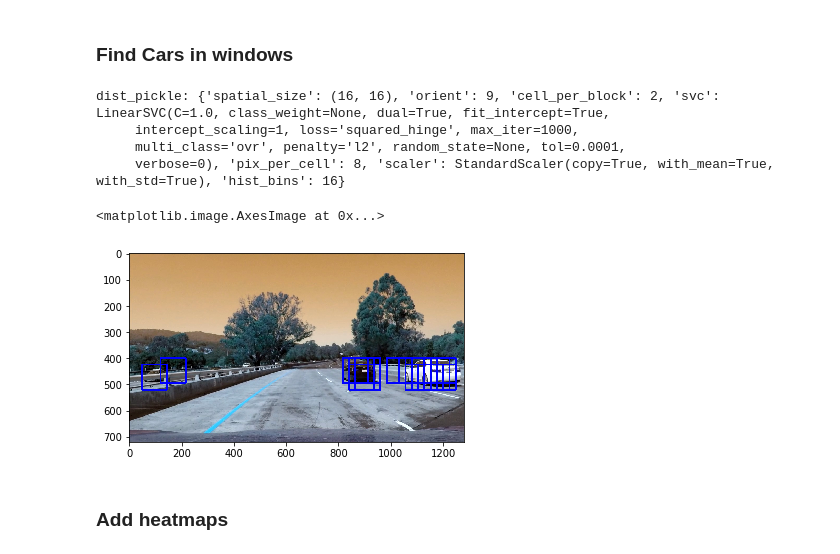
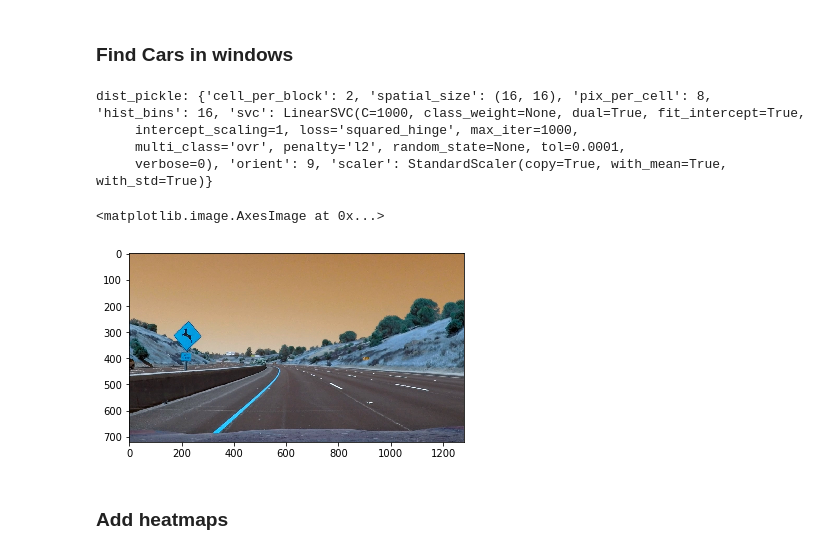
Before and after one commit to vikasiyer/cardnd-term1-p5, a Jupyter notebook: P5.ipynb, the cells around one changed output. Saved outputs shown, nothing was run; the diff lists cells and outputs as text; code cells hidden in the pictures.

```diff
--- a/P5.ipynb
+++ b/P5.ipynb
@@ -516,8 +505,14 @@ def search_windows(img, windows, clf, scaler, color_space='RGB',
         test_features = scaler.transform(np.array(features).reshape(1, -1))
         #6) Predict using your classifier
         prediction = clf.predict(test_features)
+        print("prediction:",prediction)
+        decisionFunctionResult = clf.decision_function(test_features)
+        print("decisionFunctionResult:",decisionFunctionResult)
+
         #7) If positive (prediction == 1) then save the window
-        if prediction == 1:
+        #if prediction == 1:
+         #   on_windows.append(window)
+        if decisionFunctionResult > 1:
             on_windows.append(window)
     #8) Return windows for positive detections
     return on_windows
@@ -525,7 +520,7 @@ def search_windows(img, windows, clf, scaler, color_space='RGB',
 
 
 ### TODO: Tweak these parameters and see how the results change.
-color_space = 'HLS'# was'RGB' # Can be RGB, HSV, LUV, HLS, YUV, YCrCb
+color_space = 'YUV'# was'RGB' # Can be RGB, HSV, LUV, HLS, YUV, YCrCb
 orient = 9  # HOG orientations
 pix_per_cell = 8 # HOG pixels per cell
 cell_per_block = 2 # HOG cells per block
@@ -569,11 +564,15 @@ print('Using:',orient,'orientations',pix_per_cell,
     'pixels per cell and', cell_per_block,'cells per block')
 print('Feature vector length:', len(X_train[0]))
 # Use a linear SVC
-svc = LinearSVC()
+svc = LinearSVC(C=1000)
 # Check the training time for the SVC
 t=time.time()
+
 svc.fit(X_train, y_train)
+decisionFunctionResult = svc.decision_function(X_train)
 print("svc:",svc)
+print("decisionFunctionResult:",decisionFunctionResult)
+print("len(decisionFunctionResult):",len(decisionFunctionResult))
 with open("svc_pickle.p", "wb" ) as file:
     pickle.dump({
         'svc':svc,
@@ -600,7 +599,7 @@ draw_image = np.copy(image)
 #image = image.astype(np.float32)/255
 
 windows = slide_window(image, x_start_stop=[None, None], y_start_stop=y_start_stop,
-                    xy_window=(96, 96), xy_overlap=(0.5, 0.5))
+                    xy_window=(96, 96), xy_overlap=(0.25, 0.25))
 
 hot_windows = search_windows(image, windows, svc, X_scaler, color_space=color_space,
                         spatial_size=spatial_size, hist_bins=hist_bins,
@@ -639,10 +647,11 @@ cell_per_block = dist_pickle["cell_per_block"]
 spatial_size = dist_pickle["spatial_size"]
 hist_bins = dist_pickle["hist_bins"]
 
-img = cv2.imread('test_images/test1.jpg')
+img = cv2.imread('test_images/test2.jpg')
+
 
 # Define a single function that can extract features using hog sub-sampling and make predictions
-def find_cars(img, ystart, ystop, scale, svc, X_scaler, orient, pix_per_cell, cell_per_block, spatial_size, hist_bins,color_space):
+def find_cars(img, ystart, ystop, scale, svc, X_scaler, orient, pix_per_cell, cell_per_block, spatial_size, hist_bins,color_space, boxToSave):
 
     draw_img = np.copy(img)
     #img = img.astype(np.float32)/255
@@ -674,7 +683,7 @@ def find_cars(img, ystart, ystop, scale, svc, X_scaler, orient, pix_per_cell, ce
     hog2 = get_hog_features(ch2, orient, pix_per_cell, cell_per_block, feature_vec=False)
     hog3 = get_hog_features(ch3, orient, pix_per_cell, cell_per_block, feature_vec=False)
 
-    boxToSave = []
+
 
     for xb in range(nxsteps):
         for yb in range(nysteps):
@@ -695,49 +704,57 @@ def find_cars(img, ystart, ystop, scale, svc, X_scaler, orient, pix_per_cell, ce
             # Get color features
             spatial_features = bin_spatial(subimg, size=spatial_size)
             hist_features = color_hist(subimg, nbins=hist_bins)
 
             # Scale features and make a prediction
 
-            #print("spatial_features.shape",spatial_features.shape)
-            #print("hist_features.shape",hist_features.shape)
-            #print("hog_features.shape",hog_features.shape)
             test_features = X_scaler.transform(np.hstack((spatial_features, hist_features, hog_features)).reshape(1, -1))
             #test_features = X_scaler.transform(np.hstack((shape_feat, hist_feat)).reshape(1, -1))
             test_prediction = svc.predict(test_features)
 
-            if test_prediction == 1:
+            test_decisionFunctionResult = svc.decision_function(test_features)
+
+
+
+            ## Note: Commenting this out since I decided to use the result of decision_function() as a threshold to
+            ## find windows instead of solely depending on test_prediction. This is to reduce false positives.
+            #if test_prediction == 1:
+                #print("test_prediction:",test_prediction)
+                #print("test_decisionFunctionResult:",test_decisionFunctionResult)
+
+            if test_decisionFunctionResult > 0.25: ## Tried different values between 0 and 1 like 0.25, 0.5, 0.75 and 1.
                 xbox_left = np.int(xleft*scale)
                 ytop_draw = np.int(ytop*scale)
                 win_draw = np.int(window*scale)
                 cv2.rectangle(draw_img,(xbox_left, ytop_draw+ystart),(xbox_left+win_draw,ytop_draw+win_draw+ystart),(0,0,255),6)
                 #boxPoint = tuple(tuple([xbox_left,ytop_draw+ystart]),tuple([xbox_left+win_draw,ytop_draw+win_draw+ystart]))
                 boxPoint = [(xbox_left, ytop_draw+ystart),(xbox_left+win_draw,ytop_draw+win_draw+ystart)]
-                #boxToSave.append(tuple([xbox_left,ytop_draw+ystart])
-                #boxToSave.append(tuple([xbox_left+win_draw,ytop_draw+win_draw+ystart])
                 boxToSave.append(boxPoint)
 
-                #print("xbox_left:",xbox_left)
-                #print("ytop_draw:",ytop_draw)
-                #print("win_draw:",win_draw)
 
-    with open("bbox_pickle.p", "wb" ) as file:
-        pickle.dump(boxToSave, file)
-    return draw_img
+    return draw_img, boxToSave
 
 ystart = 400
 ystop = 656
 scale = 1.5
 
-out_img = find_cars(img, ystart, ystop, scale, svc, X_scaler, orient, pix_per_cell, cell_per_block, spatial_size, hist_bins, color_space)
+scaleArray = [1,1.5,2,2.5,3]
+
+boxToSave = []
+for scale in scaleArray:
+    out_img, boxToSave = find_cars(img, ystart, ystop, scale, svc, X_scaler, orient, pix_per_cell, cell_per_block, spatial_size, hist_bins, color_space, boxToSave)
+
+#print("boxToSave:",boxToSave)
+with open("bbox_pickle.p", "wb" ) as file:
+    pickle.dump(boxToSave, file)
 
 plt.imshow(out_img)
 # %% [output]
-dist_pickle: {'spatial_size': (16, 16), 'orient': 9, 'cell_per_block': 2, 'svc': LinearSVC(C=1.0, class_weight=None, dual=True, fit_intercept=True,
+dist_pickle: {'cell_per_block': 2, 'spatial_size': (16, 16), 'pix_per_cell': 8, 'hist_bins': 16, 'svc': LinearSVC(C=1000, class_weight=None, dual=True, fit_intercept=True,
      intercept_scaling=1, loss='squared_hinge', max_iter=1000,
      multi_class='ovr', penalty='l2', random_state=None, tol=0.0001,
-     verbose=0), 'pix_per_cell': 8, 'scaler': StandardScaler(copy=True, with_mean=True, with_std=True), 'hist_bins': 16}
+     verbose=0), 'orient': 9, 'scaler': StandardScaler(copy=True, with_mean=True, with_std=True)}
 <matplotlib.image.AxesImage at 0x...>
-[figure, old version]
+[figure, new version]
 # %% [markdown]
 ### Add heatmaps
 # %%
```
Also changed, not shown: parts of 8 cells of this notebook, 10 other files.
